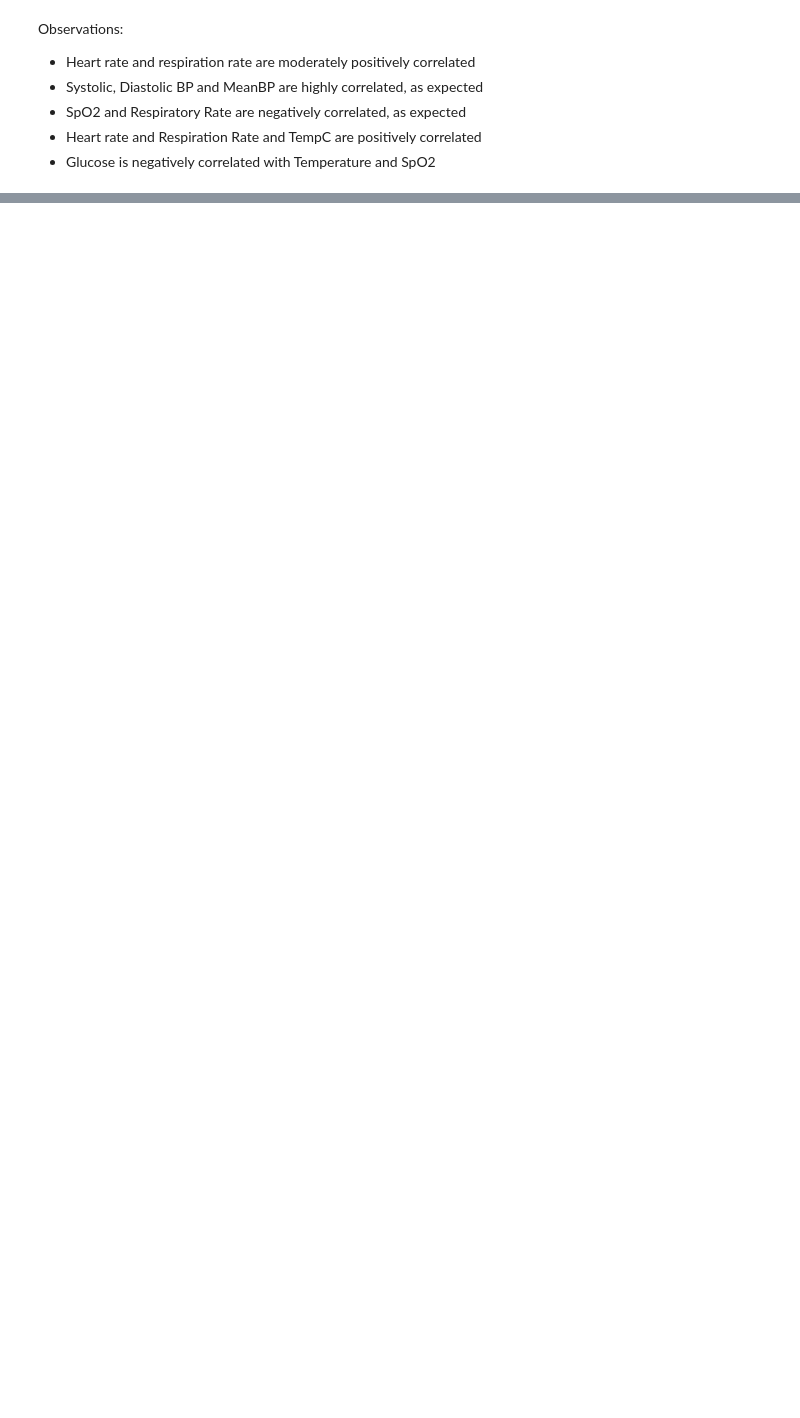
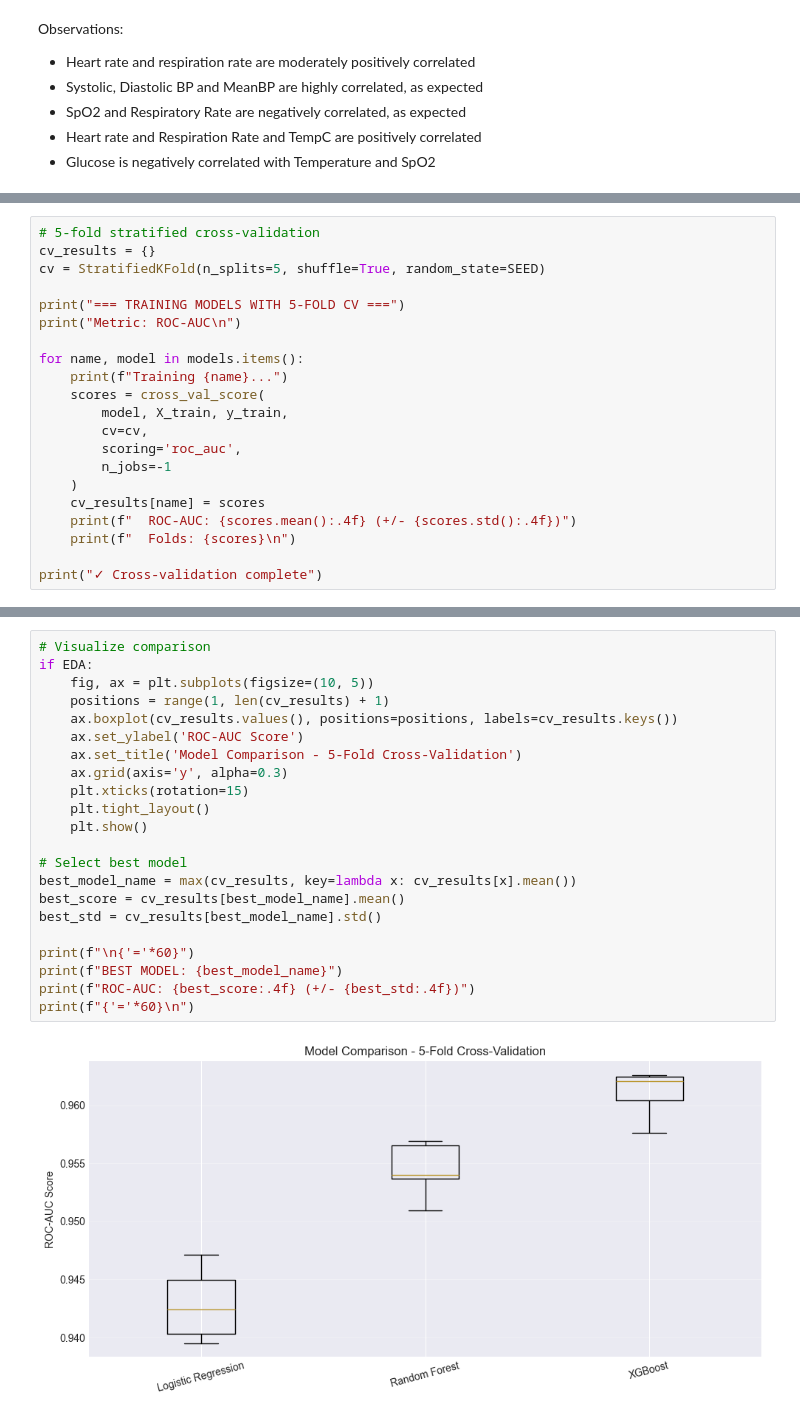
Before and after one commit to majoargote/ml_final_project, a Jupyter notebook: Argote_Mariajose_CML_2025.ipynb, the cells around one changed output, grey strips where cells are left out. Drawn from its saved outputs; the diff is of its cells as text; blank space fills up the shorter version.

```diff
--- a/Argote_Mariajose_CML_2025.ipynb
+++ b/Argote_Mariajose_CML_2025.ipynb
@@ -1180,0 +779,21 @@ max                      0.713607
+# %%
+# 5-fold stratified cross-validation
+cv_results = {}
+cv = StratifiedKFold(n_splits=5, shuffle=True, random_state=SEED)
+
+print("=== TRAINING MODELS WITH 5-FOLD CV ===")
+print("Metric: ROC-AUC\n")
+
+for name, model in models.items():
+    print(f"Training {name}...")
+    scores = cross_val_score(
+        model, X_train, y_train,
+        cv=cv,
+        scoring='roc_auc',
+        n_jobs=-1
+    )
+    cv_results[name] = scores
+    print(f"  ROC-AUC: {scores.mean():.4f} (+/- {scores.std():.4f})")
+    print(f"  Folds: {scores}\n")
+
+print("✓ Cross-validation complete")
@@ -1180,0 +819,24 @@ max                      0.713607
+# %%
+# Visualize comparison
+if EDA:
+    fig, ax = plt.subplots(figsize=(10, 5))
+    positions = range(1, len(cv_results) + 1)
+    ax.boxplot(cv_results.values(), positions=positions, labels=cv_results.keys())
+    ax.set_ylabel('ROC-AUC Score')
+    ax.set_title('Model Comparison - 5-Fold Cross-Validation')
+    ax.grid(axis='y', alpha=0.3)
+    plt.xticks(rotation=15)
+    plt.tight_layout()
+    plt.show()
+
+# Select best model
+best_model_name = max(cv_results, key=lambda x: cv_results[x].mean())
+best_score = cv_results[best_model_name].mean()
+best_std = cv_results[best_model_name].std()
+
+print(f"\n{'='*60}")
+print(f"BEST MODEL: {best_model_name}")
+print(f"ROC-AUC: {best_score:.4f} (+/- {best_std:.4f})")
+print(f"{'='*60}\n")
+# %% [output]
+[figure, added]
```
Also changed, not shown: parts of 105 cells of this notebook, 29 other files.
